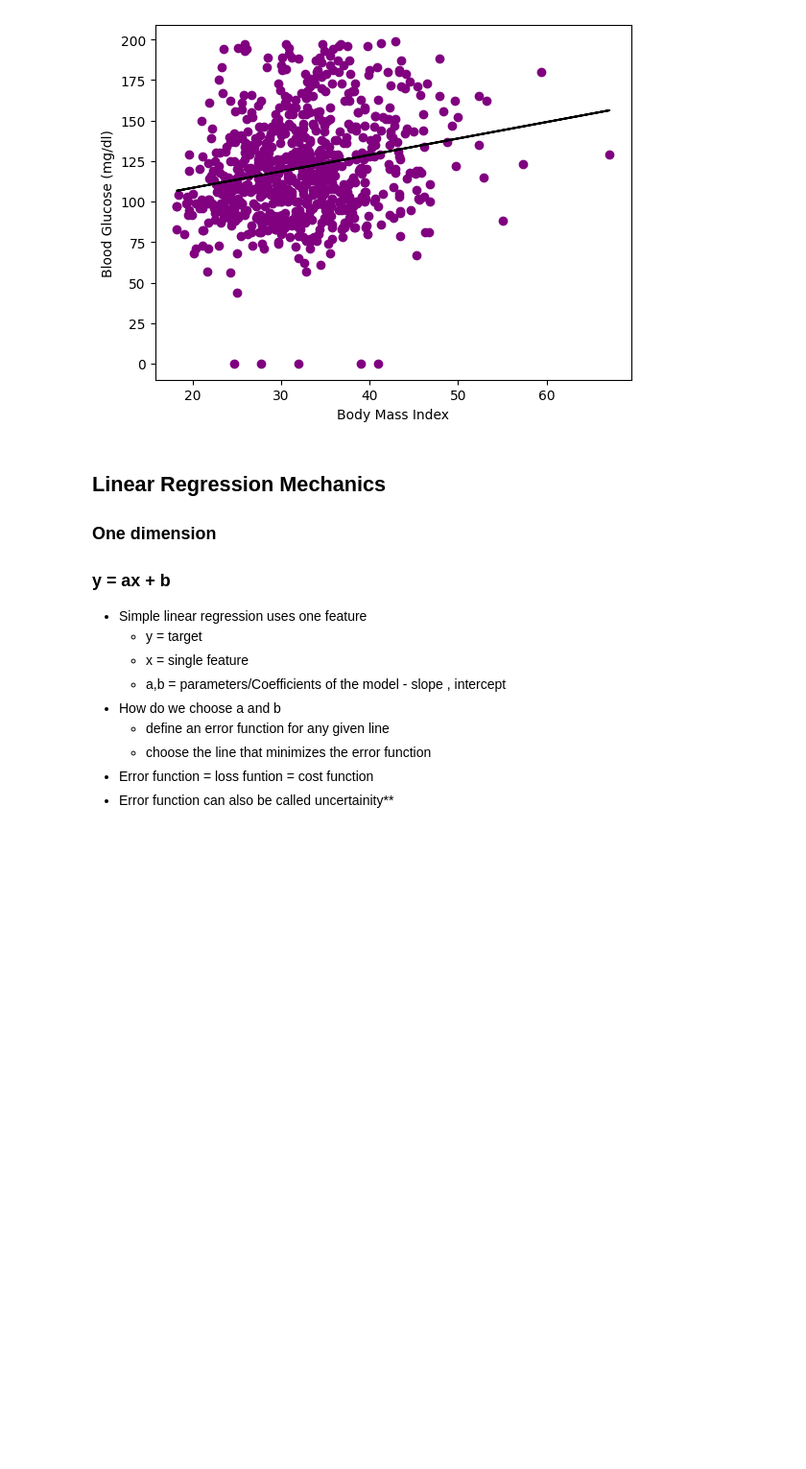
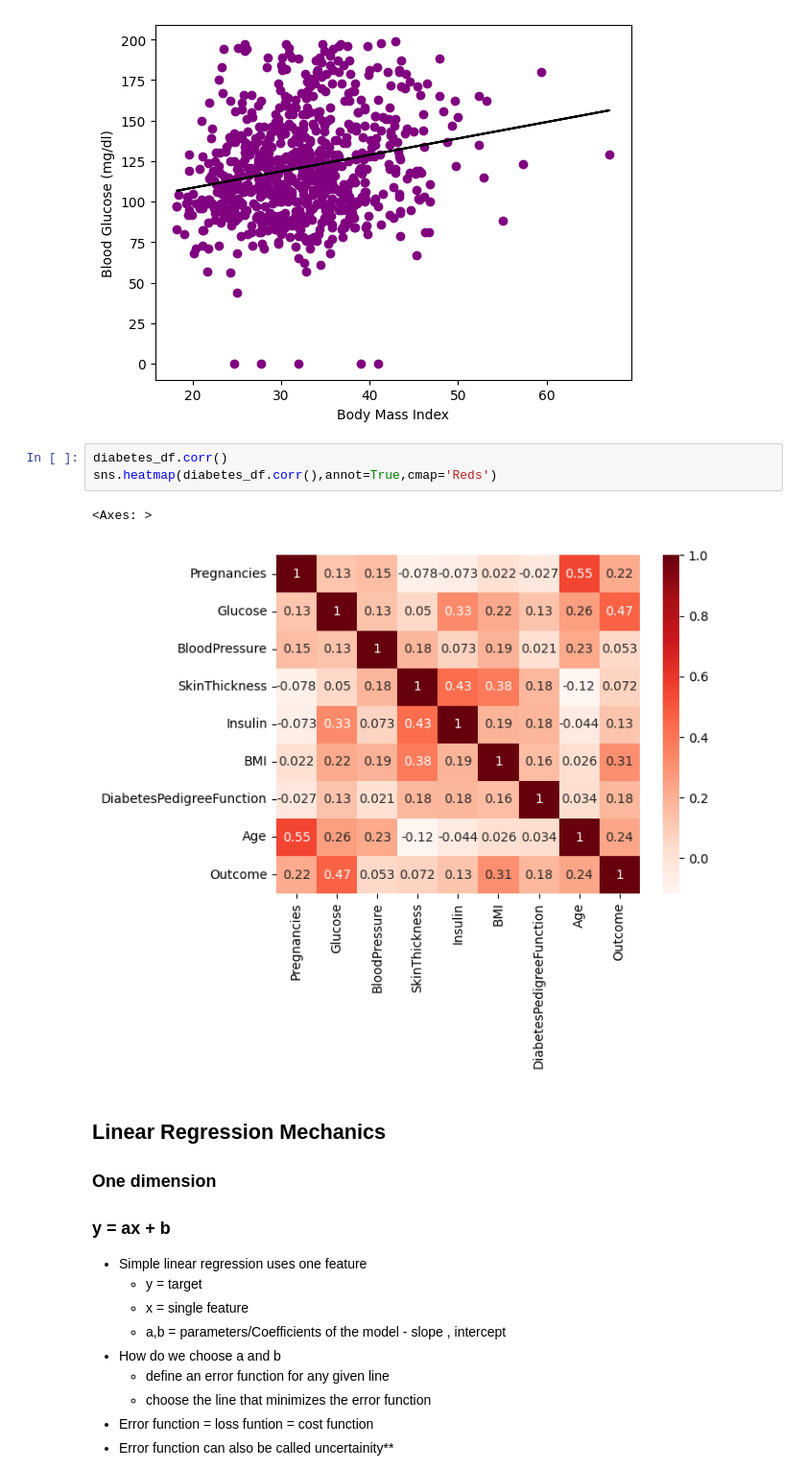
Before and after one commit to Ihaxxxx/Machine-Learning, a Jupyter notebook: Sickit Learn/Supervised Learning/2. linearRegression/linearRegression.ipynb, the cells around one changed output. Shown at 96% size. Cells and saved outputs as stored; diff of their text form; blank space fills up the shorter version.

```diff
--- a/Sickit Learn/Supervised Learning/2. linearRegression/linearRegression.ipynb
+++ b/Sickit Learn/Supervised Learning/2. linearRegression/linearRegression.ipynb
@@ -42,6 +43,12 @@ plt.xlabel("Body Mass Index")
 plt.show()
 # %% [output]
 [figure]
+# %%
+diabetes_df.corr()
+sns.heatmap(diabetes_df.corr(),annot=True,cmap='Reds')
+# %% [output]
+<Axes: >
+[figure, added]
 # %% [markdown]
 ## Linear Regression Mechanics
 
```
Also changed, not shown: parts of 1 cell of this notebook, 9 other files.
